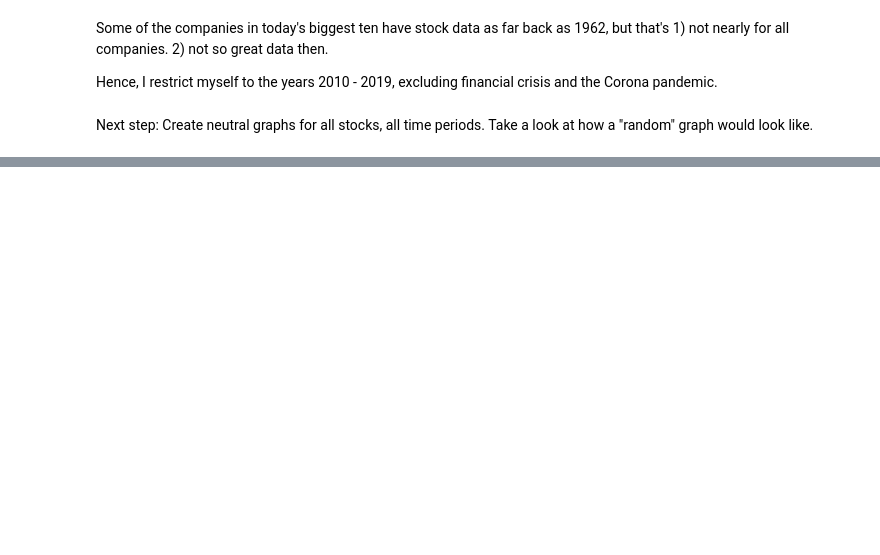
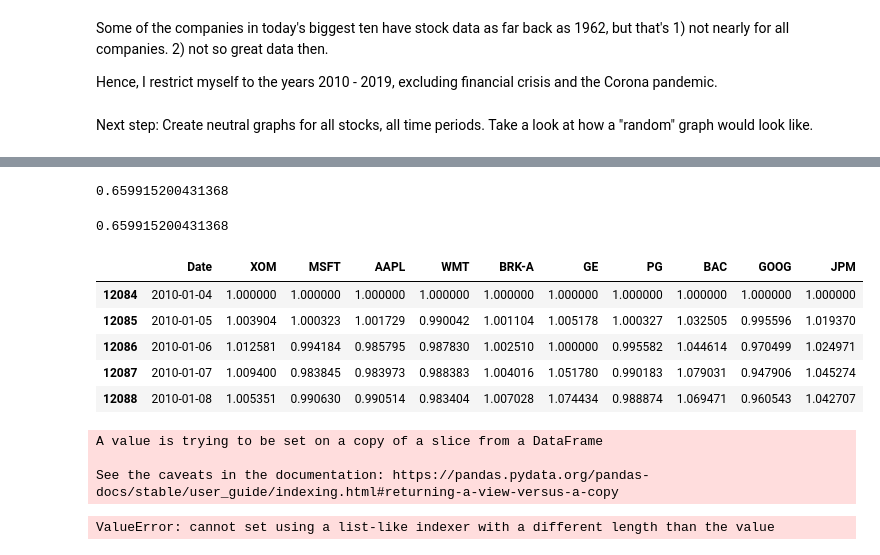
Before and after one commit to philippschirmer/experiment_model_persuasion, a Jupyter notebook: src/sandbox/real_data.ipynb, the cells around one changed output, grey strips where cells are left out. Saved outputs shown, nothing was run; the diff lists cells and outputs as text; code cells hidden in the pictures; blank space fills up the shorter version.

Commit message:
Added graphing functions and changed central Jupyter notebook

```diff
--- a/src/sandbox/real_data.ipynb
+++ b/src/sandbox/real_data.ipynb
@@ -459,11 +363,11 @@ for symbol in top_ten_2010:
 # Generate neutral graphs including the prediction.
 
 # Generate a large number of graphs for the timeline between 2010 and 2020.
-for symbol in top_ten_2010:
+# for symbol in top_ten_2010:
 
-    hist_len = 50
-    pred_len = 10
+#     hist_len = 50
+#     pred_len = 10
 
-    for start_time in range(0,len(comb_closes_2010_2020)-hist_len - pred_len, 20):
+#     for start_time in range(0,len(comb_closes_2010_2020)-hist_len - pred_len, 20):
 
-        gen_graphs_incl_pred(comb_closes_2010_2020, symbol, start_time, hist_len, pred_len, "neutral")
+#         graphing_functions.gen_graphs_incl_pred(comb_closes_2010_2020, symbol, start_time, hist_len, pred_len, "neutral")
@@ -1094,16 +467,0 @@ for start in range(0,len(comb_closes_2010_2020)-hist_len - pred_len -1, 120):
-# %%
-# Run the 100-20 combination for all top ten stocks. One switching point at T=80.
-hist_len = 100
-pred_len=20
-
-for symbol in top_ten_2010:
-    for start in range(0,len(comb_closes_2010_2020)-hist_len - pred_len -1, 120):
-        gen_graphs_n_trends(data=comb_closes_2010_2020, symbol=symbol, start=start, hist_length=hist_len, pred_length=pred_len, shift_points=[80], show_outcome= False)
-# %%
-# Run the 100-20 combination for all top ten stocks. Two switching points at T=40,80.
-hist_len = 100
-pred_len=20
-
-for symbol in top_ten_2010:
-    for start in range(0,len(comb_closes_2010_2020)-hist_len - pred_len -1, 120):
-        gen_graphs_n_trends(data=comb_closes_2010_2020, symbol=symbol, start=start, hist_length=hist_len, pred_length=pred_len, shift_points=[40,80], show_outcome= False)
@@ -1164,0 +472,6 @@ gen_graphs_n_trends(data=comb_closes_2010_2020, symbol="AAPL", start=1520, hist_
+# %%
+# TODO: Trial run with model message
+
+graphing_functions.gen_graphs_two_trends(data=comb_closes_2010_2020, symbol="AAPL", start=0, hist_length=50, pred_length=10, shift_point=40)
+# %% [output]
+0.659915200431368
@@ -1164,0 +480,44 @@ gen_graphs_n_trends(data=comb_closes_2010_2020, symbol="AAPL", start=1520, hist_
+# %%
+graphing_functions.gen_graphs_three_trends(data=comb_closes_2010_2020, symbol="AAPL", start=0, hist_length=50, pred_length=10, shift_points=[20,40])
+# %% [output]
+0.659915200431368
+# %%
+# Calculate the variance in the data.
+
+# TODO: Calculate the variance in the returns rather than the stock prices; otherwise, stock prices with
+# huge increases over the ten years might exhibit extremely large variance
+
+# Still need to normalize the stocks for comparable variances
+
+# Normalize stocks by beginning of period price.
+
+comb_closes_norm_2010_2020 = comb_closes_2010_2020.copy()
+
+for symbol in top_ten_2010:
+    comb_closes_norm_2010_2020[symbol] = comb_closes_2010_2020[symbol] / comb_closes_2010_2020[symbol].iloc[0]
+
+
+
+comb_closes_norm_2010_2020.head()
+# %% [output]
+|  | Date | XOM | MSFT | AAPL | WMT | BRK-A | GE | PG | BAC | GOOG | JPM |
+| 12084 | 2010-01-04 | 1.000000 | 1.000000 | 1.000000 | 1.000000 | 1.000000 | 1.000000 | 1.000000 | 1.000000 | 1.000000 | 1.000000 |
+| 12085 | 2010-01-05 | 1.003904 | 1.000323 | 1.001729 | 0.990042 | 1.001104 | 1.005178 | 1.000327 | 1.032505 | 0.995596 | 1.019370 |
+| 12086 | 2010-01-06 | 1.012581 | 0.994184 | 0.985795 | 0.987830 | 1.002510 | 1.000000 | 0.995582 | 1.044614 | 0.970499 | 1.024971 |
+| 12087 | 2010-01-07 | 1.009400 | 0.983845 | 0.983973 | 0.988383 | 1.004016 | 1.051780 | 0.990183 | 1.079031 | 0.947906 | 1.045274 |
+| 12088 | 2010-01-08 | 1.005351 | 0.990630 | 0.990514 | 0.983404 | 1.007028 | 1.074434 | 0.988874 | 1.069471 | 0.960543 | 1.042707 |
+# %%
+# Create daily returns dataframe
+
+daily_returns = comb_closes_2010_2020.copy()
+
+for symbol in top_ten_2010:
+    for i in range(0, len(daily_returns[symbol])-2):
+        daily_returns[symbol].iloc[[i]] = (comb_closes_2010_2020[symbol].iloc[[i+1]] - comb_closes_2010_2020[symbol].iloc[[i]])/ comb_closes_2010_2020[symbol].iloc[[i]]
+
+daily_returns.head()
+# %% [output]
+A value is trying to be set on a copy of a slice from a DataFrame
+
+See the caveats in the documentation: https://pandas.pydata.org/pandas-docs/stable/user_guide/indexing.html#returning-a-view-versus-a-copy
+ValueError: cannot set using a list-like indexer with a different length than the value
```
Also changed, not shown: parts of 62 cells of this notebook, 1 other file.
